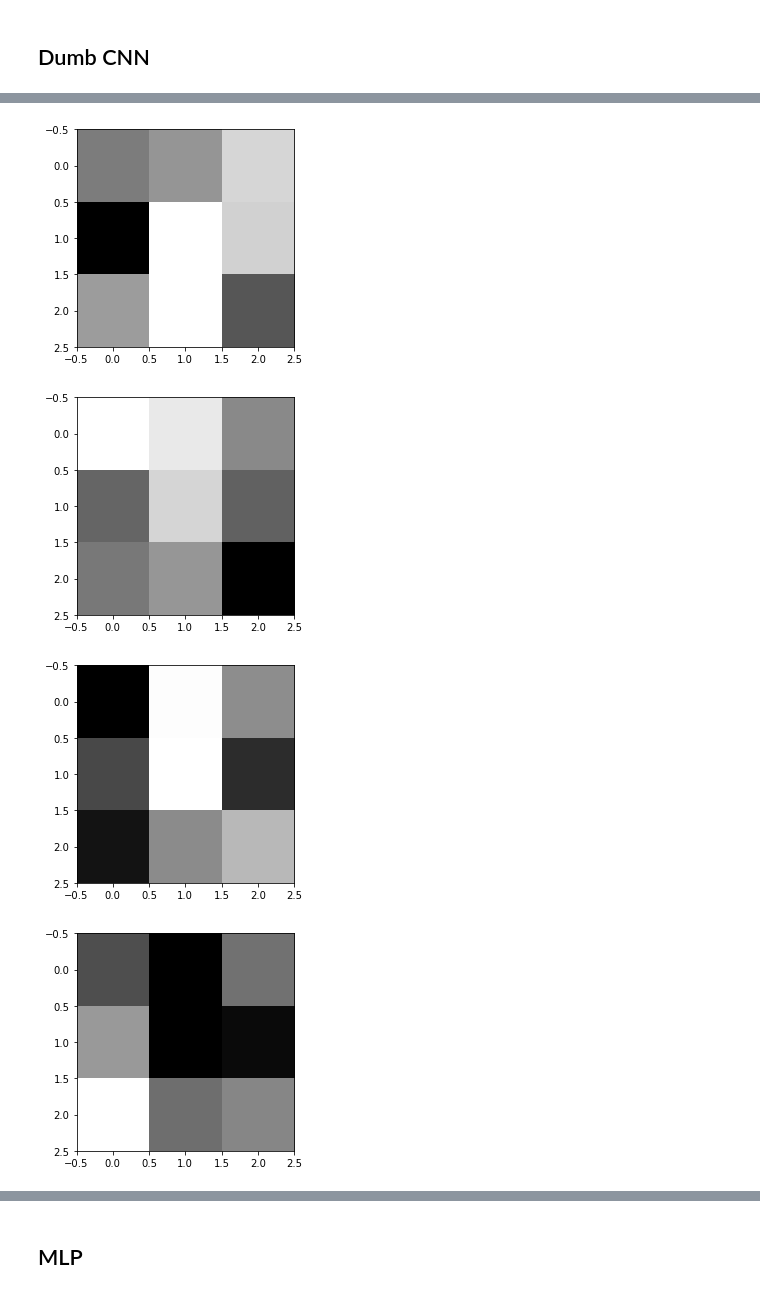
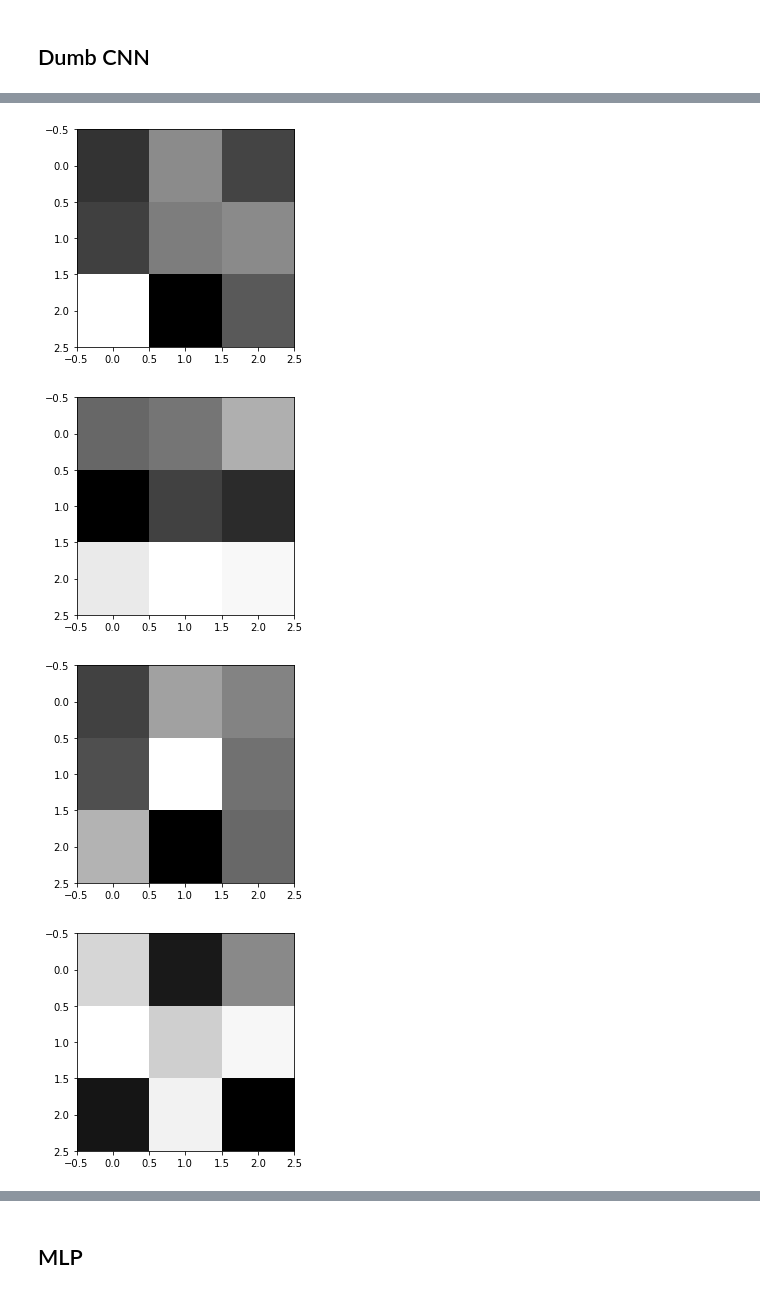
Before and after one commit to gdelfe/Deep_Learning_for_neural_decoding_of_spleep_awake_brain, a Jupyter notebook: notebooks/newest_model.ipynb, the cells around one changed output, grey strips where cells are left out. Saved outputs shown, nothing was run; the diff lists cells and outputs as text; code cells hidden in the pictures.

Commit message:
aajan commit new models

```diff
--- a/notebooks/newest_model.ipynb
+++ b/notebooks/newest_model.ipynb
@@ -17,14 +17,2 @@ cd ../Noah
 # %% [output]
 /mnt/pesaranlab/People/Capstone_students/Noah
-# %%
-moving_files = []
-for ind, f in enumerate(os.listdir('data/move/')):
-    if np.load('data/move/'+f).shape[2] == 100:
-        moving_files.append(f)
-    else:
-        print(np.load('data/move/'+f).shape)
-
-sleeping_files = []
-for f in os.listdir('data/sleep/'):
-    if np.load('data/sleep/'+f).shape[2] == 100:
-        sleeping_files.append(f)
@@ -35,7 +47,13 @@ len(moving_files), len(sleeping_files)
 # %%
 import random
-diff = len(sleeping_files)-len(moving_files)
-for i in range(diff):
-    ind = random.randint(1,len(moving_files)-1)
-    x= moving_files[ind]
-    moving_files.append(x)
+diff_train = len(sleeping_files_train)-len(moving_files_train)
+for i in range(diff_train):
+    ind = random.randint(1,len(moving_files_train)-1)
+    x= moving_files_train[ind]
+    moving_files_train.append(x)
+
+diff_val = len(sleeping_files_val)-len(moving_files_val)
+for i in range(diff_val):
+    ind = random.randint(1,len(moving_files_val)-1)
+    x= moving_files_val[ind]
+    moving_files_val.append(x)
@@ -101,9 +110,9 @@ TypeError: 'DataLoader' object is not subscriptable
 class CNN(nn.Module):
     def __init__(self, in_channels = 1, num_classes = 1):
         super(CNN, self).__init__()
-        self.conv1 = nn.Conv2d(in_channels=61, out_channels=122, kernel_size=(3,3), stride = (1,1), padding = (1,1))
-        self.conv2 = nn.Conv2d(in_channels=122, out_channels=244, kernel_size=(3,3), stride = (1,1), padding = (1,1))
-        self.fc1 = nn.Linear(244*10*100, num_classes)
+        self.conv1 = nn.Conv2d(in_channels=1, out_channels=2, kernel_size=(3,3), stride = (1,1), padding = (1,1))
+        self.conv2 = nn.Conv2d(in_channels=2, out_channels=4, kernel_size=(3,3), stride = (1,1), padding = (1,1))
+        self.fc1 = nn.Linear(4*10*100, num_classes)
         self.sigmoid = nn.Sigmoid()
 
     def forward(self, x, verbose=True):
@@ -209,0 +241,5 @@ torch.Size([122, 3, 3])
+# %%
+for i in range(len(model.conv1.weight.data)):
+#     plt.figure(figsize=(2,2))
+    plt.imshow(model.conv1.weight.data[i][0].cpu(), cmap = 'gray')
+    plt.show()
@@ -210,9 +249,9 @@ torch.Size([122, 3, 3])
 # %%
-for i in range(10):
-    plt.imshow(w_chan0[i], cmap = 'gray')
+for i in range(len(model.conv2.weight.data)):
+    plt.imshow(model.conv2.weight.data[i][0].cpu(), cmap = 'gray')
     plt.show()
 # %% [output]
-[figure, old version]
+[figure, new version]
-[figure, old version]
+[figure, new version]
-[figure, old version]
+[figure, new version]
-[figure, old version]
+[figure, new version]
```
Also changed, not shown: parts of 38 cells of this notebook, 2 other files.
